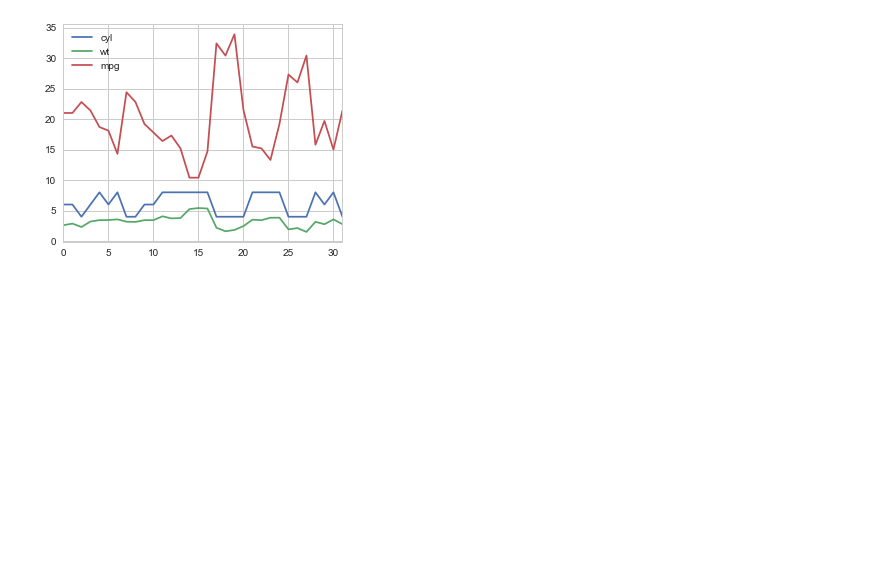
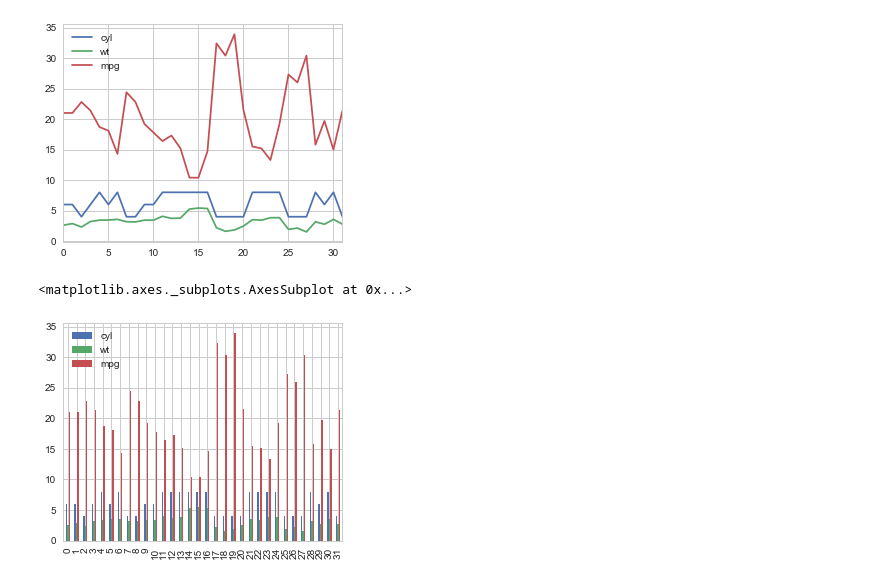
Before and after one commit to cskc97/DataSciencePython, a Jupyter notebook: Basics of Data Visualization/Create Standard Line, Bar, and Pie Plots.ipynb, the cells around one changed output. Drawn from its saved outputs; the diff is of its cells as text; code cells hidden in the pictures; blank space fills up the shorter version.

```diff
--- a/Basics of Data Visualization/Create Standard Line, Bar, and Pie Plots.ipynb
+++ b/Basics of Data Visualization/Create Standard Line, Bar, and Pie Plots.ipynb
@@ -53,3 +54,8 @@ df.plot()
 # %% [output]
 <matplotlib.axes._subplots.AxesSubplot at 0x...>
 [figure]
+# %%
+df.plot(kind="bar")
+# %% [output]
+<matplotlib.axes._subplots.AxesSubplot at 0x...>
+[figure, added]
```
Also changed, not shown: parts of 6 cells of this notebook, 1 other file.
